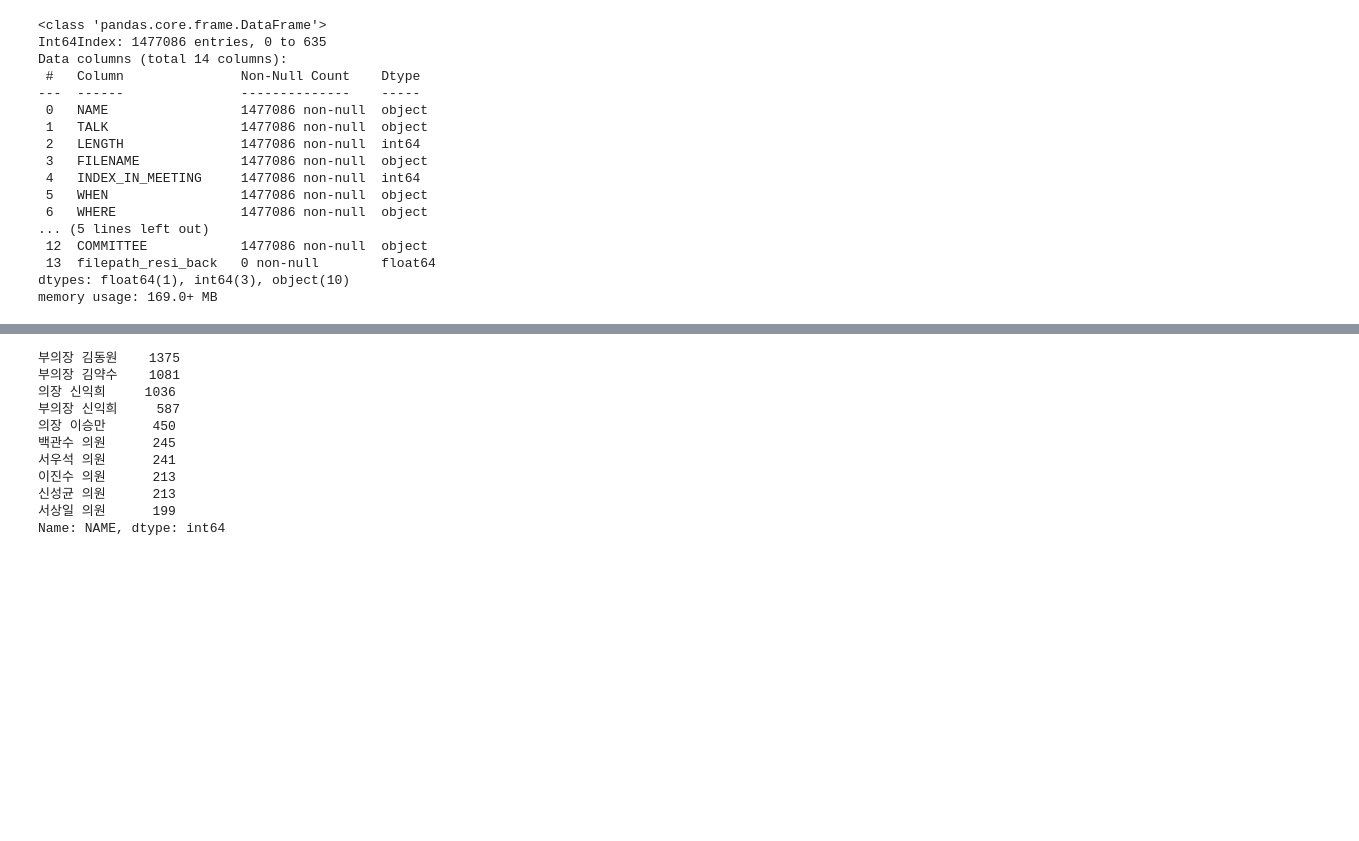
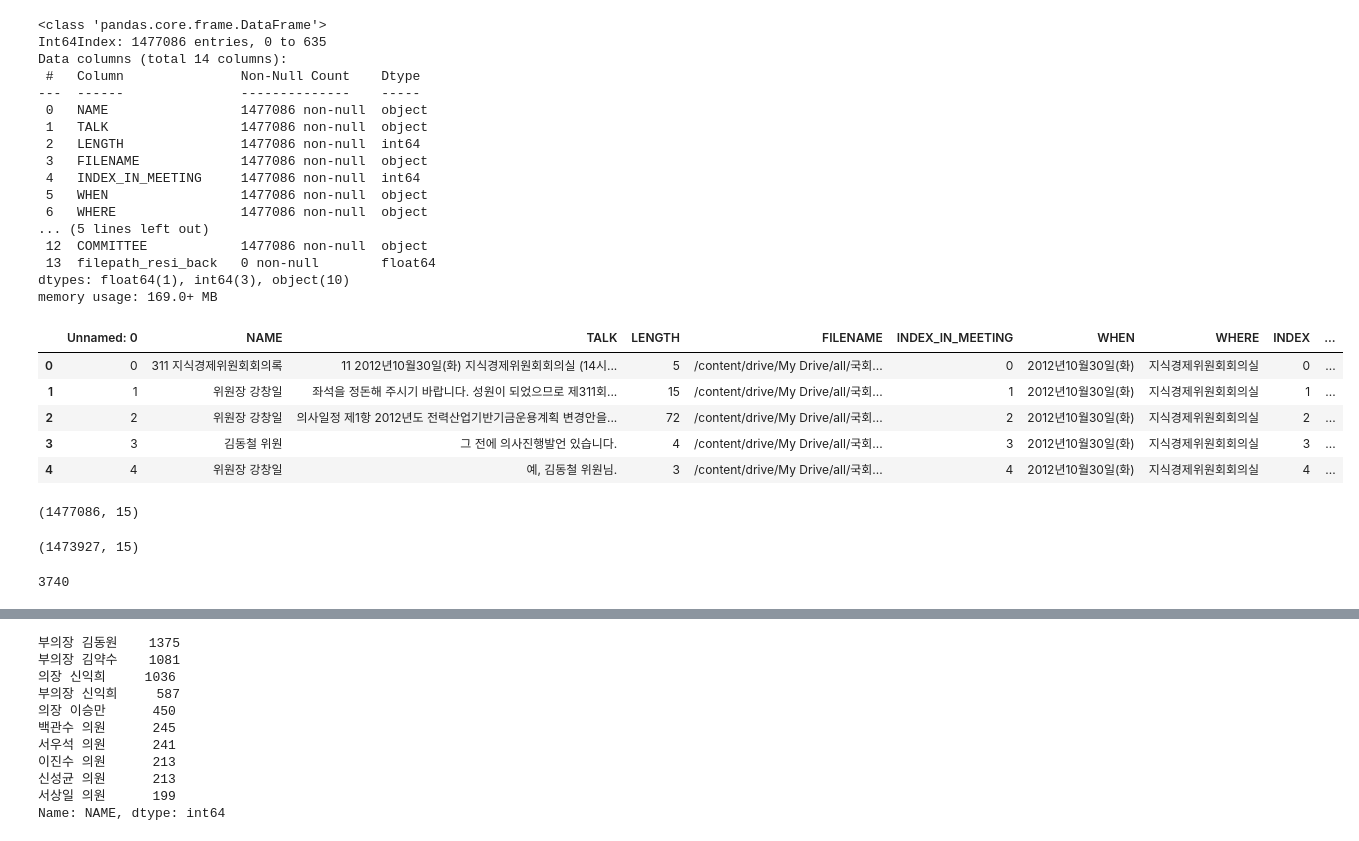
Before and after one commit to HSJung93/CongressLogROK, a Jupyter notebook: CongressPreprocessor_0924.ipynb, the cells around one changed output, grey strips where cells are left out. Drawn from its saved outputs; the diff is of its cells as text; code cells hidden in the pictures; blank space fills up the shorter version.

Commit message:
1. index in meeting 0 deleted 2. 18 19 splited

```diff
--- a/CongressPreprocessor_0924.ipynb
+++ b/CongressPreprocessor_0924.ipynb
@@ -124,0 +128,14 @@ all.to_csv("18-19congress_time_utf8_0924.csv", encoding="utf-8")
+# %%
+df = pd.read_csv("/content/drive/My Drive/18-19congress_time_0924.csv")
+df.head()
+# %% [output]
+|  | Unnamed: 0 | NAME | TALK | LENGTH | FILENAME | INDEX_IN_MEETING | WHEN | WHERE | INDEX | ... |
+| 0 | 0 | 311 지식경제위원회회의록 | 11 2012년10월30일(화) 지식경제위원회회의실 (14시... | 5 | /content/drive/My Drive/all/국회... | 0 | 2012년10월30일(화) | 지식경제위원회회의실 | 0 | ... |
+| 1 | 1 | 위원장 강창일 | 좌석을 정돈해 주시기 바랍니다. 성원이 되었으므로 제311회... | 15 | /content/drive/My Drive/all/국회... | 1 | 2012년10월30일(화) | 지식경제위원회회의실 | 1 | ... |
+| 2 | 2 | 위원장 강창일 | 의사일정 제1항 2012년도 전력산업기반기금운용계획 변경안을... | 72 | /content/drive/My Drive/all/국회... | 2 | 2012년10월30일(화) | 지식경제위원회회의실 | 2 | ... |
+| 3 | 3 | 김동철 위원 | 그 전에 의사진행발언 있습니다. | 4 | /content/drive/My Drive/all/국회... | 3 | 2012년10월30일(화) | 지식경제위원회회의실 | 3 | ... |
+| 4 | 4 | 위원장 강창일 | 예, 김동철 위원님. | 3 | /content/drive/My Drive/all/국회... | 4 | 2012년10월30일(화) | 지식경제위원회회의실 | 4 | ... |
+# %%
+df.shape
+# %% [output]
+(1477086, 15)
@@ -124,0 +144,5 @@ all.to_csv("18-19congress_time_utf8_0924.csv", encoding="utf-8")
+# %%
+df = df[df.INDEX_IN_MEETING != 0]
+df.shape
+# %% [output]
+(1473927, 15)
@@ -124,0 +152,8 @@ all.to_csv("18-19congress_time_utf8_0924.csv", encoding="utf-8")
+# %%
+print("19대 국회에 한 번이라도 참석한 사람의 수:" + len(set(df19.NAME)))
+print("18대 국회에 한 번이라도 참석한 사람의 수:" + len(set(df18.NAME)))
+
+print("19대 국회에서 발언을 많이 한 사람 상위 10명 :" + df19.NAME.value_counts()[:10] )
+print("18대 국회에서 발언을 많이 한 사람 상위 10명 :" + df18.NAME.value_counts()[:10] )
+# %% [output]
+3740
```
Also changed, not shown: parts of 4 cells of this notebook.
